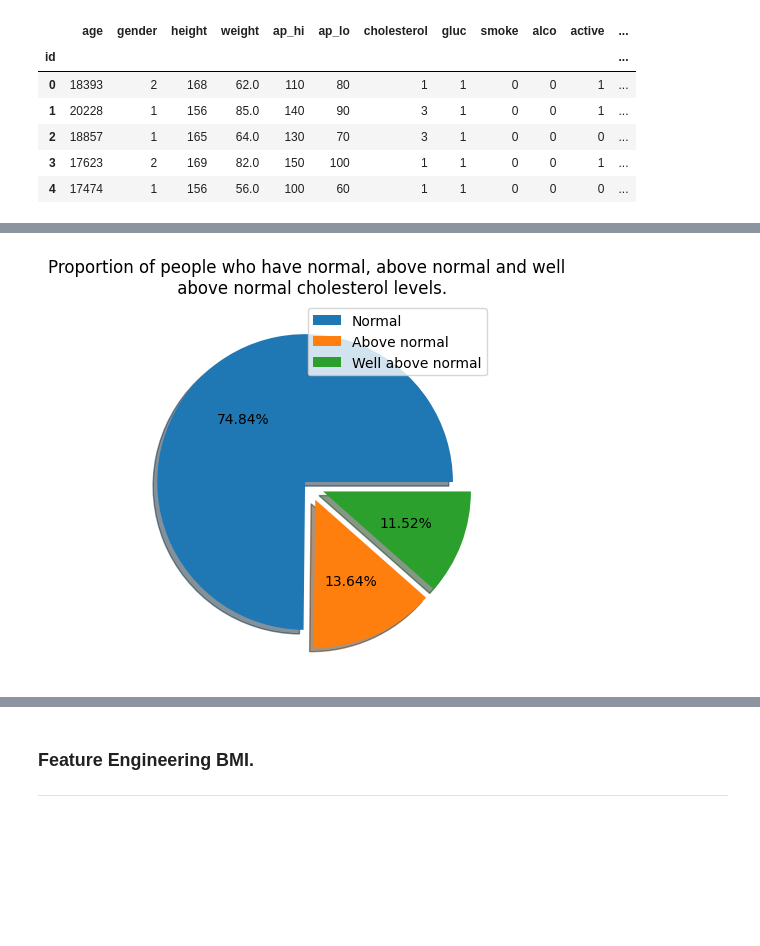
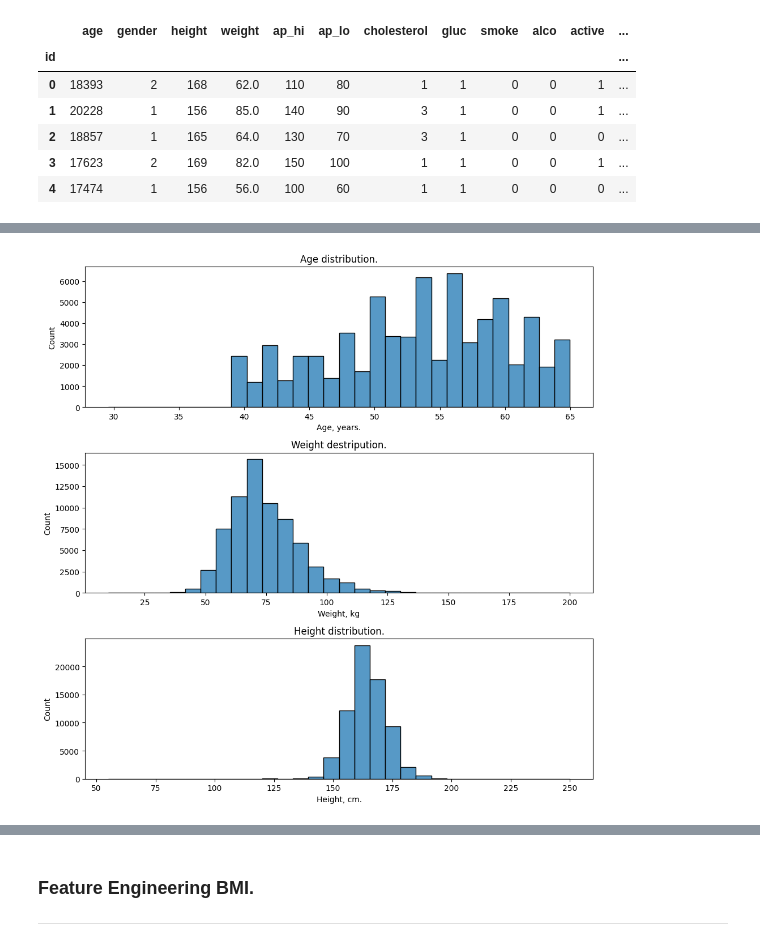
Before and after one commit to S1gge/Machine-Learning-Medical-Prediction, a Jupyter notebook: Lab_01/Report.ipynb, the cells around one changed output, grey strips where cells are left out. Saved outputs shown, nothing was run; the diff lists cells and outputs as text; code cells hidden in the pictures; blank space fills up the shorter version.

```diff
--- a/Lab_01/Report.ipynb
+++ b/Lab_01/Report.ipynb
@@ -31,4 +31,4 @@ analysis.plot_pos_neg(df);
 # %%
-analysis.plot_cholesterol(df);
+analysis.eda_hist(df)
 # %% [output]
-[figure, old version]
+[figure, new version]
```
Also changed, not shown: parts of 6 cells of this notebook, 3 other files.
